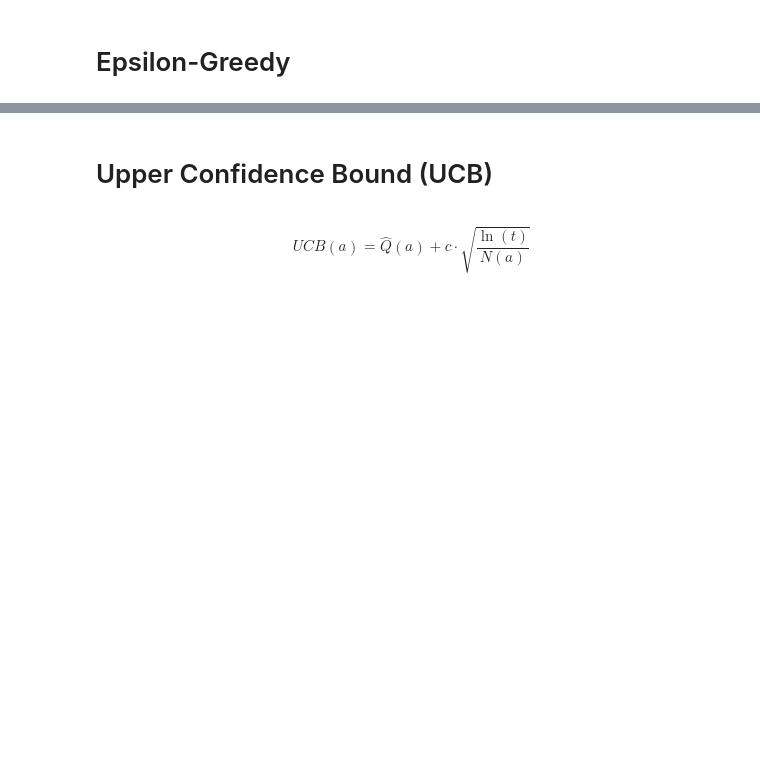
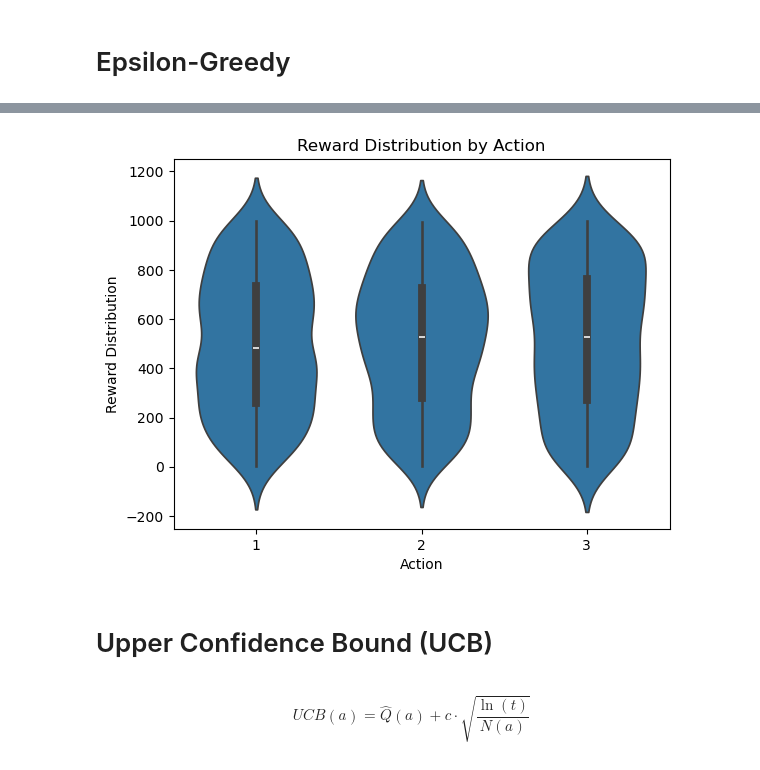
Before and after one commit to ChanifRusydi/pembelajaran-mesin-lanjut, a Jupyter notebook: Tugas1/TugasKelompok1_20241107.ipynb, the cells around one changed output, grey strips where cells are left out. Cells and saved outputs as stored; diff of their text form; code cells hidden in the pictures; blank space fills up the shorter version.

```diff
--- a/Tugas1/TugasKelompok1_20241107.ipynb
+++ b/Tugas1/TugasKelompok1_20241107.ipynb
@@ -155,3 +162,25 @@ Arm 9: 0.0000 average reward
+# %%
+import seaborn as sns
+import matplotlib.pyplot as plt
+
+action = np.random.randint(1, 4, 1000)
+reward = np.random.randint(1, 1000, 1000)
+
+
+# Sample data
+data = {'action': action,
+        'reward': reward}
+
+# Create the violin plot
+sns.violinplot(x='action', y='reward', data=data)
+
+plt.xlabel('Action')
+plt.ylabel('Reward Distribution')
+plt.title('Reward Distribution by Action')
+
+plt.show()
+# %% [output]
+[figure, added]
 # %% [markdown]
 # Upper Confidence Bound (UCB)
 # %% [markdown]
```
Also changed, not shown: parts of 5 cells of this notebook, 1 other file.
